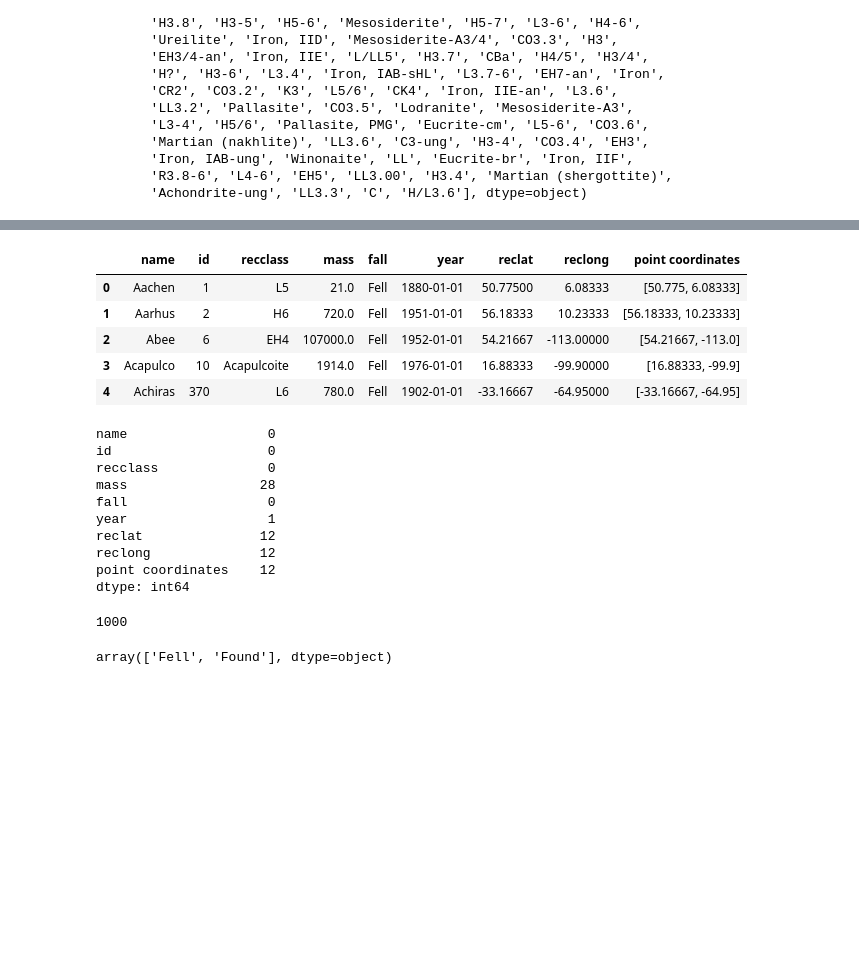
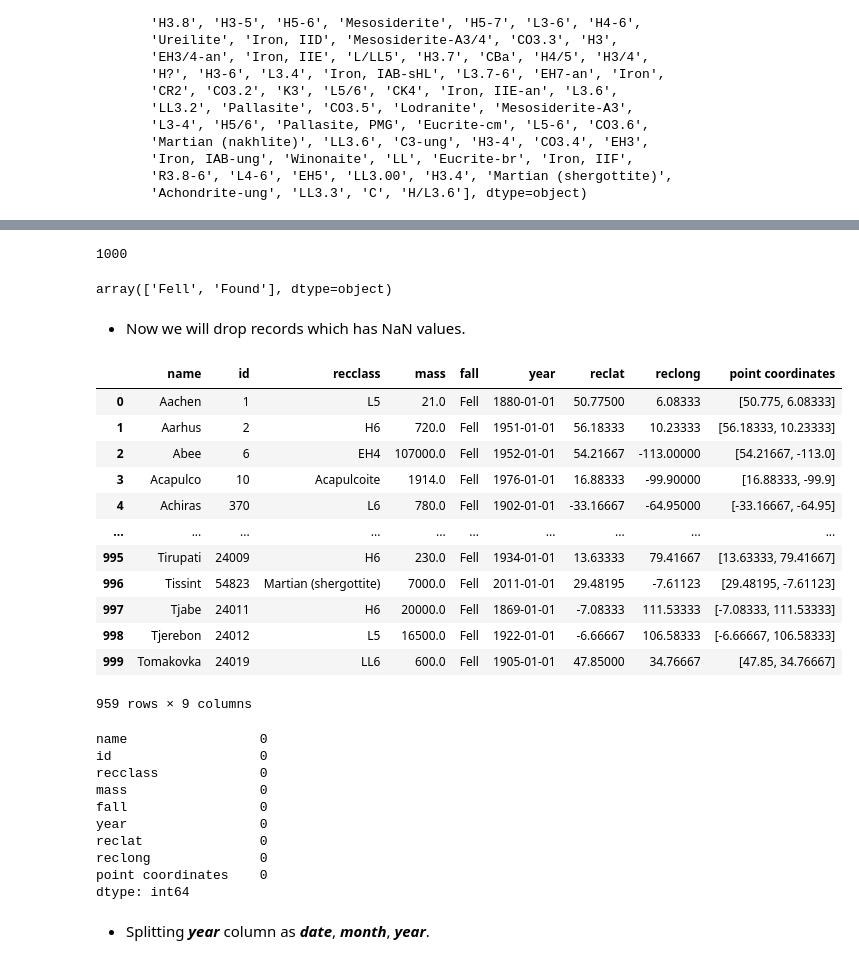
Before and after one commit to iamaakashpal/Placement-Assignment_Aakash_Pal, a Jupyter notebook: PYTHON/4.ipynb, the cells around one changed output, grey strips where cells are left out. Drawn from its saved outputs; the diff is of its cells as text; code cells hidden in the pictures; blank space fills up the shorter version.

```diff
--- a/PYTHON/4.ipynb
+++ b/PYTHON/4.ipynb
@@ -230,30 +252,43 @@ len(dataset['recclass'].unique())
+# %%
+dataset['fall'].count()        # Checking count of 'fall' column.
+# %% [output]
+1000
+# %%
+dataset['fall'].unique()        # Checking unique value in 'fall' column.
+# %% [output]
+array(['Fell', 'Found'], dtype=object)
+# %% [markdown]
+- Now we will drop records which has NaN values.
+# %%
+dataset.dropna(inplace=True)        # Dropping records which contains NaN values.
 # %%
-dataset.head()
+dataset
 # %% [output]
 |  | name | id | recclass | mass | fall | year | reclat | reclong | point coordinates |
 | 0 | Aachen | 1 | L5 | 21.0 | Fell | 1880-01-01 | 50.77500 | 6.08333 | [50.775, 6.08333] |
 | 1 | Aarhus | 2 | H6 | 720.0 | Fell | 1951-01-01 | 56.18333 | 10.23333 | [56.18333, 10.23333] |
 | 2 | Abee | 6 | EH4 | 107000.0 | Fell | 1952-01-01 | 54.21667 | -113.00000 | [54.21667, -113.0] |
 | 3 | Acapulco | 10 | Acapulcoite | 1914.0 | Fell | 1976-01-01 | 16.88333 | -99.90000 | [16.88333, -99.9] |
 | 4 | Achiras | 370 | L6 | 780.0 | Fell | 1902-01-01 | -33.16667 | -64.95000 | [-33.16667, -64.95] |
+| ... | ... | ... | ... | ... | ... | ... | ... | ... | ... |
+| 995 | Tirupati | 24009 | H6 | 230.0 | Fell | 1934-01-01 | 13.63333 | 79.41667 | [13.63333, 79.41667] |
+| 996 | Tissint | 54823 | Martian (shergottite) | 7000.0 | Fell | 2011-01-01 | 29.48195 | -7.61123 | [29.48195, -7.61123] |
+| 997 | Tjabe | 24011 | H6 | 20000.0 | Fell | 1869-01-01 | -7.08333 | 111.53333 | [-7.08333, 111.53333] |
+| 998 | Tjerebon | 24012 | L5 | 16500.0 | Fell | 1922-01-01 | -6.66667 | 106.58333 | [-6.66667, 106.58333] |
+| 999 | Tomakovka | 24019 | LL6 | 600.0 | Fell | 1905-01-01 | 47.85000 | 34.76667 | [47.85, 34.76667] |
+959 rows × 9 columns
 # %%
-dataset.isnull().sum()
+dataset.isnull().sum()      # No Missing Values
 # %% [output]
-name                  0
-id                    0
-recclass              0
-mass                 28
-fall                  0
-year                  1
-reclat               12
-reclong              12
-point coordinates    12
+name                 0
+id                   0
+recclass             0
+mass                 0
+fall                 0
+year                 0
+reclat               0
+reclong              0
+point coordinates    0
 dtype: int64
-# %%
-dataset['fall'].count()
-# %% [output]
-1000
-# %%
-dataset['fall'].unique()
-# %% [output]
-array(['Fell', 'Found'], dtype=object)
+# %% [markdown]
+- Splitting ***year*** column as ***date***, ***month***, ***year***.
```
Also changed, not shown: parts of 15 cells of this notebook, 5 other files.
